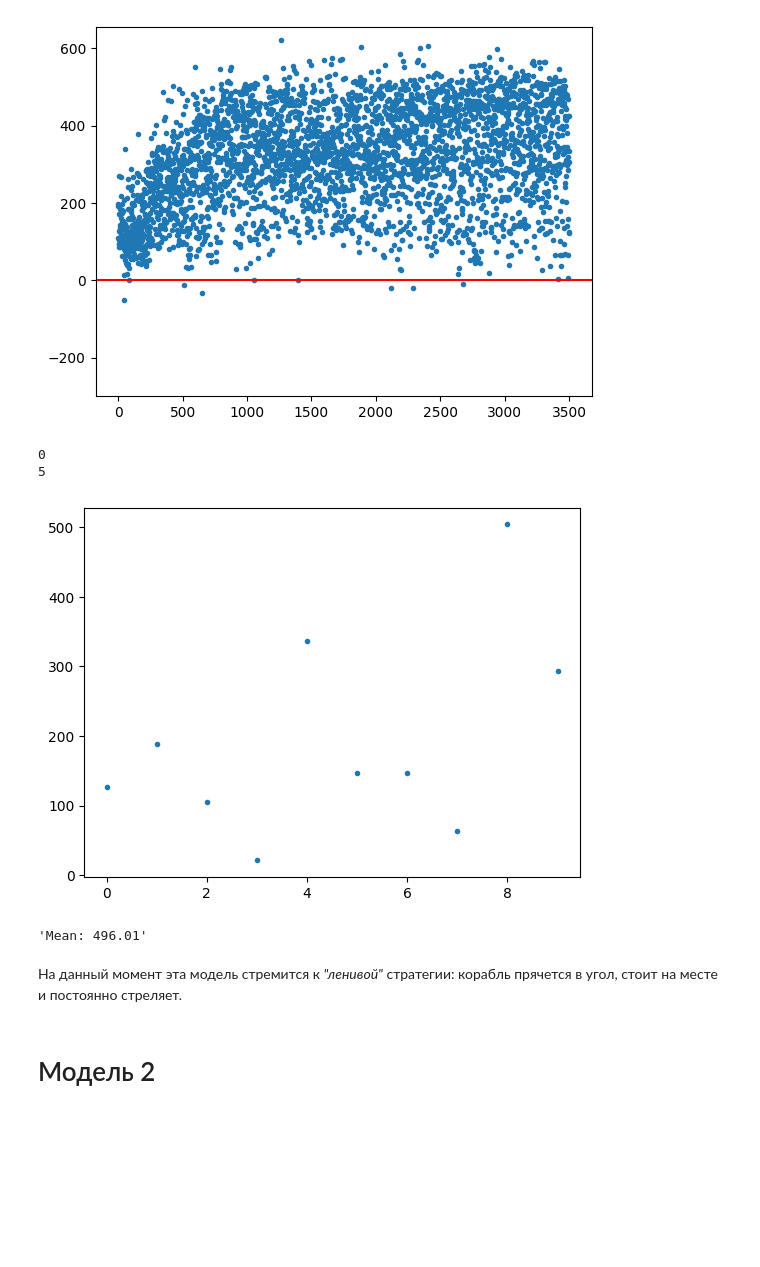
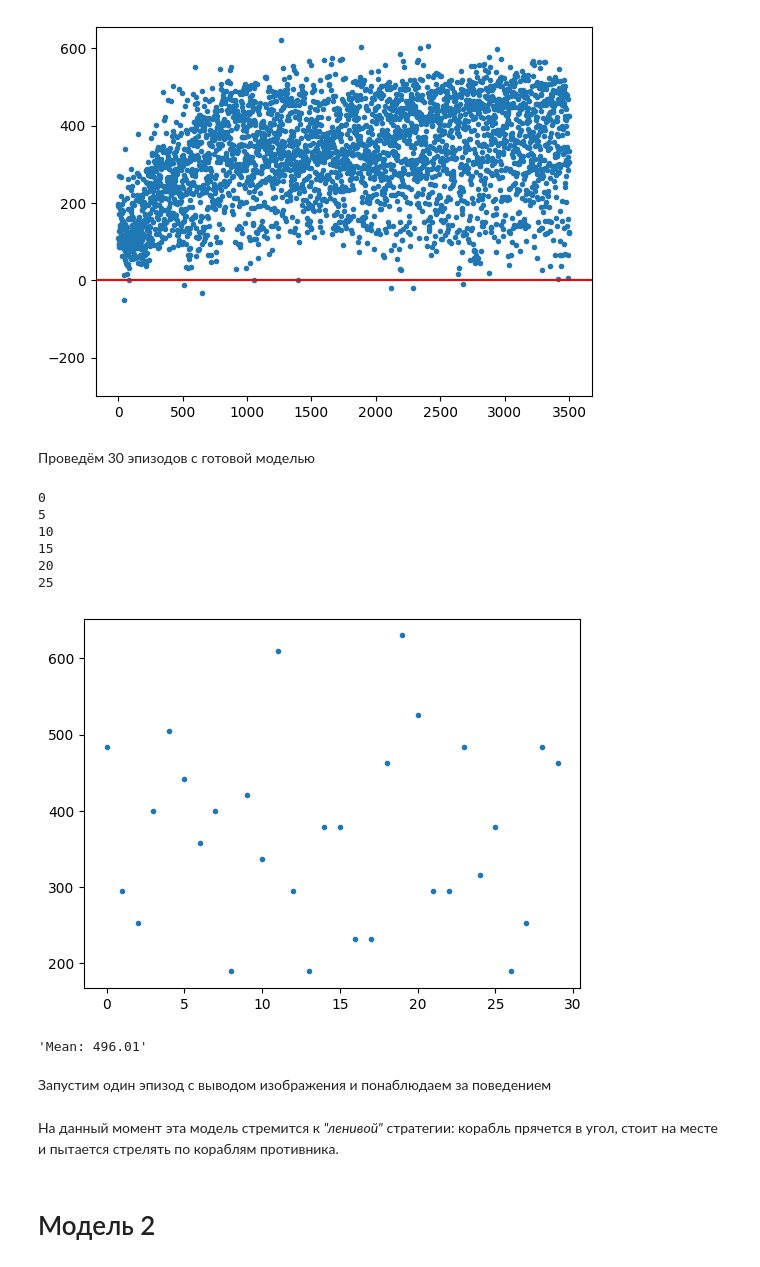
Before and after one commit to Flawed1/ml_2024, a Jupyter notebook: project.ipynb, the cells around one changed output. Drawn from its saved outputs; the diff is of its cells as text; code cells hidden in the pictures; blank space fills up the shorter version.

```diff
--- a/project.ipynb
+++ b/project.ipynb
@@ -64,7 +64,7 @@ env = gym.make("ALE/Assault-ram-v5")
 A.L.E: Arcade Learning Environment (version 0.8.1+53f58b7)
 [Powered by Stella]
 # %%
-def eps_greedy_policy(n_action: int, eps: float, Q: Any) -> float:
+def eps_greedy_policy(n_action: int, eps: float, Q: torch.Tensor) -> float:
     probabilities = torch.ones(n_action) * eps / n_action
     best_action = torch.argmax(Q).item()
     probabilities[best_action] += 1 - eps
@@ -193,7 +197,7 @@ import torch.nn.functional as F
 env = gym.make("ALE/Assault-ram-v5")
 # %%
 class ActorCriticModel(nn.Module):
-    def __init__(self, n_input: int, n_output: int, n_hidden: List[int], device: str = "cpu") -> None:
+    def __init__(self, n_input: int, n_output: int, n_hidden: list[int], device: str = "cpu") -> None:
         super(ActorCriticModel, self).__init__()
         self.layers = [
             nn.Linear(n_input, n_hidden[0], device=device),
@@ -210,10 +214,12 @@ class ActorCriticModel(nn.Module):
         x = torch.tensor(x, device=self.device)
         for layer in self.layers:
             x = F.relu(layer(x))
-        action_probs = F.softmax(self.action(x), dim=-1).to(self.device)
+        action_probabilities = F.softmax(self.action(x), dim=-1).to(self.device)
         state_value = self.value(x)
-        return action_probs, state_value
+        return action_probabilities, state_value
 # %%
+from numpy.typing import ArrayLike
+
 class PolicyNetwork:
     def __init__(self, n_state: int, n_actions: int, n_hidden: int, lr: float = 0.001) -> None:
         self.device = "cuda:0" if torch.cuda.is_available() else "cpu"
@@ -221,13 +227,13 @@ class PolicyNetwork:
         self.optimizer = torch.optim.Adam(self.model.parameters(), lr)
         self.scheduler = torch.optim.lr_scheduler.StepLR(self.optimizer, step_size=30, gamma=0.99)
 
-    def predict(self, s: Any) -> Any:
-        return self.model(torch.tensor(s, dtype=torch.float, device=self.device))
+    def predict(self, state: ArrayLike) -> Any:
+        return self.model(torch.tensor(state, dtype=torch.float, device=self.device))
 
-    def update(self, returns: torch.Tensor, log_probs, state_values) -> None:
+    def update(self, returns: torch.Tensor, log_probabilities: Iterable, state_values: Iterable) -> None:
         returns = returns.to(self.device)
         loss = 0
-        for log_prob, value, Gt in zip(log_probs, state_values, returns):
+        for log_prob, value, Gt in zip(log_probabilities, state_values, returns):
             advantage = (Gt - value.item()).to(self.device)
             policy_loss = -log_prob * advantage
             value_loss = F.smooth_l1_loss(value, Gt)
@@ -236,8 +242,8 @@ class PolicyNetwork:
         loss.backward()
         self.optimizer.step()
 
-    def get_action(self, s) -> tuple:
-        action_probs, state_value = self.predict(s)
+    def get_action(self, state: ArrayLike) -> tuple:
+        action_probs, state_value = self.predict(state)
         state_value = state_value.to(self.device)
         action = torch.multinomial(action_probs, 1).item()
         log_prob = torch.log(action_probs[action]).to(self.device)
@@ -246,6 +252,6 @@ class PolicyNetwork:
     def save(self, filename: str) -> None:
         torch.save(self.model.state_dict(), filename)
 
-    def load(self, filename: str) -> Self:
-        self.model.load_state_dict(torch.load(filename))
+    def load(self, filename: str) -> None:
+        self.model.load_state_dict(torch.load(filename, map_location=self.device))
 # %%
@@ -340,37 +351,45 @@ plt.ylim(bottom=-300)
 [figure]
 # %%
 env.close()
+# %% [markdown]
+Проведём 30 эпизодов с готовой моделью
 # %%
 env = gym.make("ALE/Assault-ram-v5")
 
 reward_history = list()
 
-for episode in range(100):
+for episode in range(30):
     state = env.reset()[0]
     total_reward = 0
     while True:
         # print(state)
         action, _, _ = estimator.get_action(state)
         next_state, reward, is_done, is_truncated, _ = env.step(action)
         total_reward += reward
 
         if is_truncated or is_done:
             break
 
         state = next_state
     reward_history.append(total_reward)
     step_print(f"{episode}", episode, 5)
 
 plt.plot(reward_history, ".")
 env.close()
 # %% [output]
 0
 5
+10
+15
+20
+25
-[figure, old version]
+[figure, new version]
 # %%
 f"Mean: {np.mean(reward_history)}"
 # %% [output]
 'Mean: 496.01'
+# %% [markdown]
+Запустим один эпизод с выводом изображения и понаблюдаем за поведением
 # %%
 env = gym.make("ALE/Assault-ram-v5", render_mode="human")
 env.metadata["render_fps"] = 60
@@ -393,7 +412,7 @@ while True:
 # plt.plot(score_history, ".")
 env.close()
 # %% [markdown]
-На данный момент эта модель стремится к *"ленивой"* стратегии: корабль прячется в угол, стоит на месте и постоянно стреляет.
+На данный момент эта модель стремится к *"ленивой"* стратегии: корабль прячется в угол, стоит на месте и пытается стрелять по кораблям противника.
 # %%
 # estimator.save("actor1024_1.pt")
 # %% [markdown]
```
Also changed, not shown: parts of 20 cells of this notebook.
